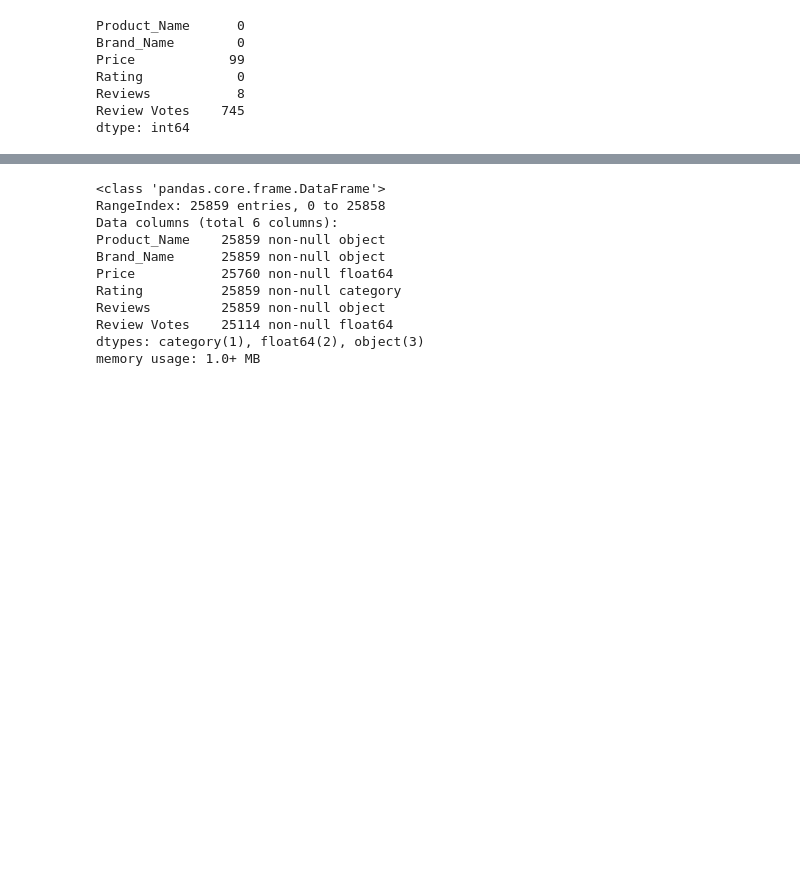
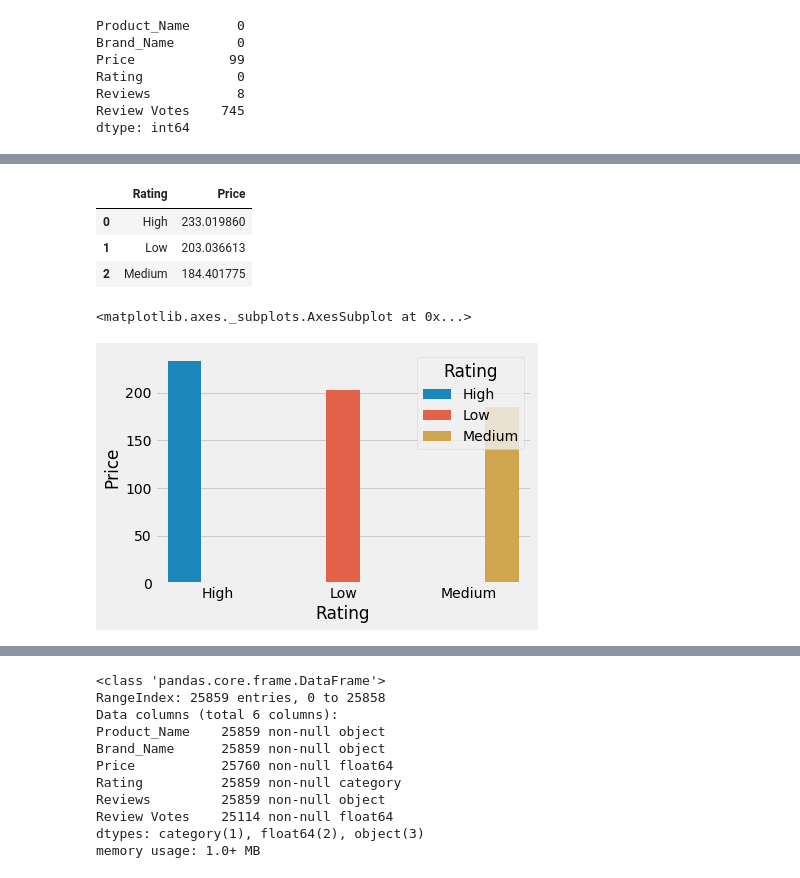
Before and after one commit to B2BDA/Amazon-Reviews---Predict-Ratings, a Jupyter notebook: Amazon Review + glm + nbc + rfc + pipeline + lemma + cvec-tfidf.ipynb, the cells around one changed output, grey strips where cells are left out. Cells and saved outputs as stored; diff of their text form; code cells hidden in the pictures; blank space fills up the shorter version.

```diff
--- a/Amazon Review + glm + nbc + rfc + pipeline + lemma + cvec-tfidf.ipynb
+++ b/Amazon Review + glm + nbc + rfc + pipeline + lemma + cvec-tfidf.ipynb
@@ -45,0 +46,16 @@ sns.countplot(df.Rating)
+# %%
+price_rev_stat=df.pivot_table(values='Price', index='Rating', aggfunc='mean')
+# %%
+price_rev_stat=price_rev_stat.reset_index()
+# %%
+price_rev_stat
+# %% [output]
+|  | Rating | Price |
+| 0 | High | 233.019860 |
+| 1 | Low | 203.036613 |
+| 2 | Medium | 184.401775 |
+# %%
+sns.barplot(x=price_rev_stat.Rating, y=price_rev_stat.Price, hue=price_rev_stat.Rating)
+# %% [output]
+<matplotlib.axes._subplots.AxesSubplot at 0x...>
+[figure, added]
```
Also changed, not shown: parts of 8 cells of this notebook.
